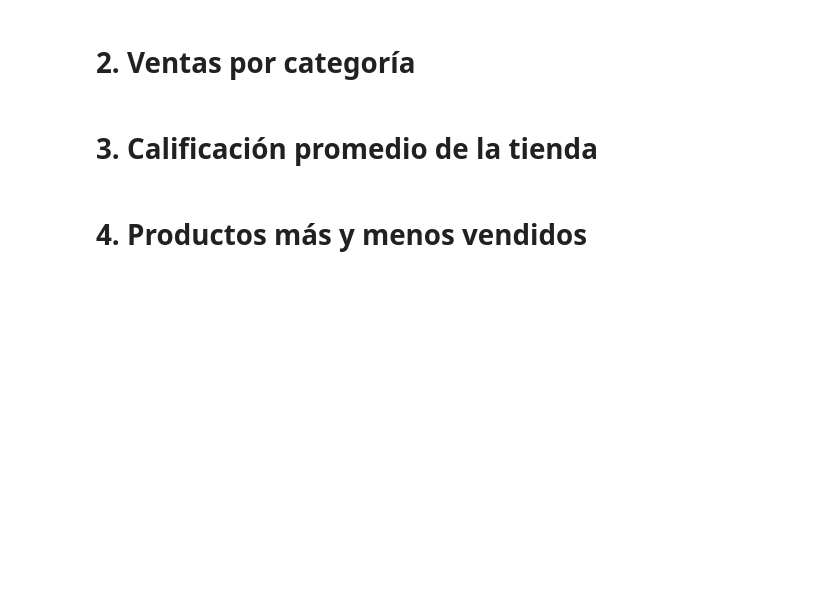
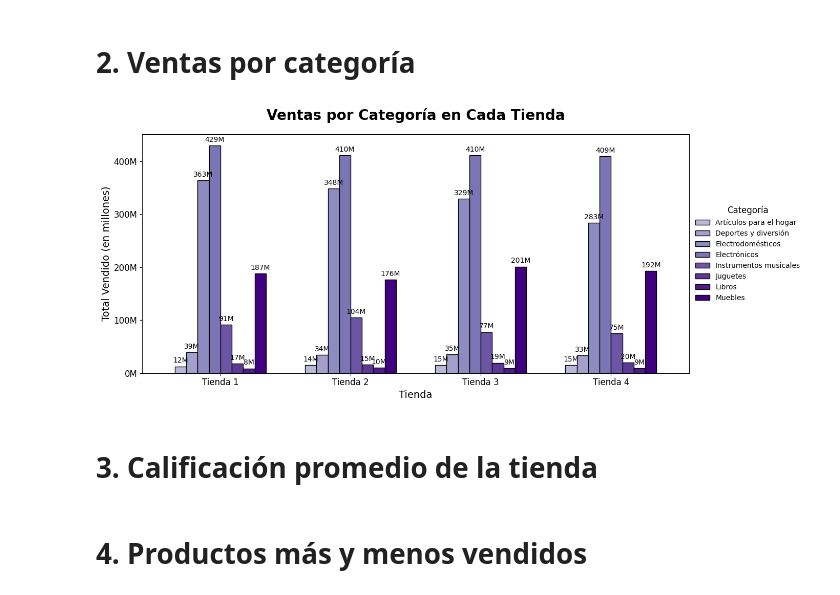
Before and after one commit to Rociolivingstonux/Challenge-Data-Science-Alura-, a Jupyter notebook: AluraStoreLatam.ipynb, the cells around one changed output. Cells and saved outputs as stored; diff of their text form; code cells hidden in the pictures; blank space fills up the shorter version.

```diff
--- a/AluraStoreLatam.ipynb
+++ b/AluraStoreLatam.ipynb
@@ -80,5 +110,52 @@ plt.show()
 # %% [markdown]
 # 2. Ventas por categoría
+# %%
+ventas_por_categoria = todas_las_tiendas.groupby(["Tienda", "Categoría del Producto"])["Precio"].sum().unstack()
+# %%
+import matplotlib.pyplot as plt
+import matplotlib.ticker as mtick
+
+fig, ax = plt.subplots(figsize=(14, 6))
+
+# Paleta lila (Purples)
+colores = plt.cm.Purples(
+    range(100, 256, int(155 / (len(ventas_por_categoria.columns)-1)))
+)
+
+# Gráfico
+barras = ventas_por_categoria.plot(
+    kind="bar",
+    ax=ax,
+    edgecolor="black",
+    color=colores,
+    width=0.7
+)
+
+# Títulos y ejes
+ax.set_title("Ventas por Categoría en Cada Tienda", fontsize=20, fontweight="bold", color="black", pad=20)
+ax.set_ylabel("Total Vendido (en millones)", fontsize=14)
+ax.set_xlabel("Tienda", fontsize=14)
+
+# Estilo
+ax.set_xticklabels(ventas_por_categoria.index, rotation=0, fontsize=12)
+ax.tick_params(axis='y', labelsize=12)
+
+# Eje Y en millones sin decimales
+ax.yaxis.set_major_formatter(mtick.FuncFormatter(lambda x, _: f'{int(x/1e6)}M'))
+
+# Etiquetas de valor arriba de cada barra
+for container in barras.containers:
+    ax.bar_label(container, labels=[f'{int(v/1e6)}M' if v > 0 else '' for v in container.datavalues],
+                 label_type='edge', fontsize=10, padding=3, color="black")
+
+# Leyenda prolija
+ax.legend(title="Categoría", title_fontsize=12, fontsize=10,
+          loc='center left', bbox_to_anchor=(1.0, 0.5), frameon=False)
+
+plt.tight_layout()
+plt.show()
+# %% [output]
+[figure, added]
 # %% [markdown]
 # 3. Calificación promedio de la tienda
 # %%
```
Also changed, not shown: parts of 3 cells of this notebook.
